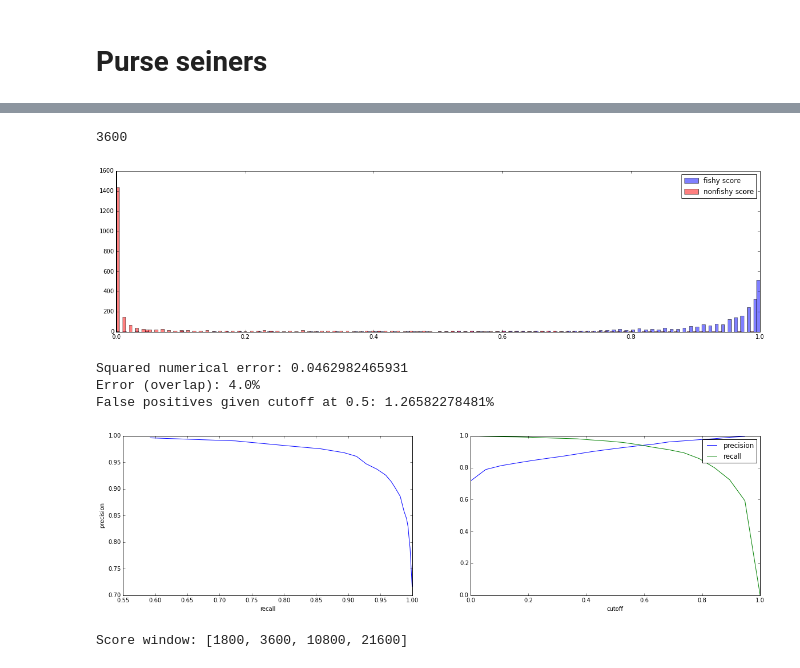
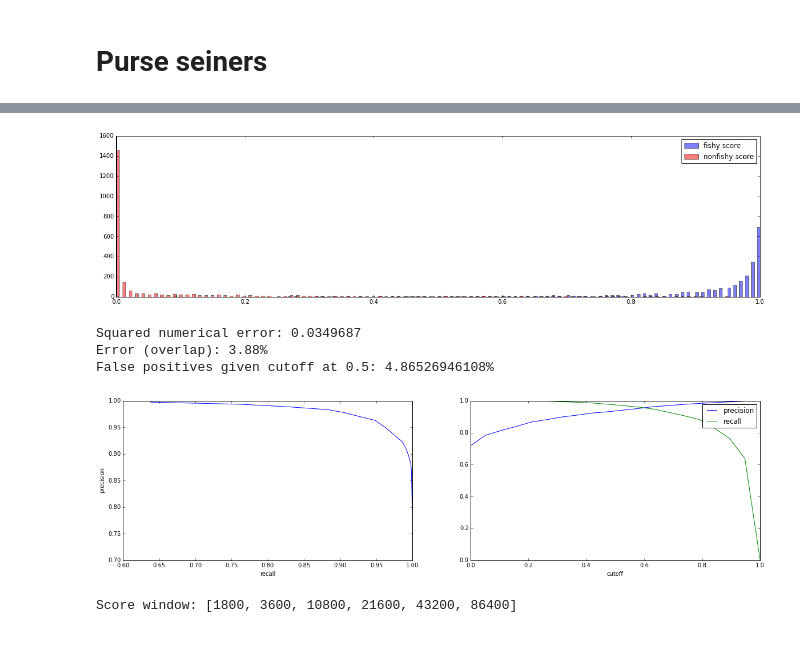
Before and after one commit to GlobalFishingWatch/vessel-scoring, a Jupyter notebook: Score_development.ipynb, the cells around one changed output, grey strips where cells are left out. Cells and saved outputs as stored; diff of their text form; code cells hidden in the pictures.

Commit message:
rerun with more windows in multi-window experiments

```diff
--- a/Score_development.ipynb
+++ b/Score_development.ipynb
@@ -176,14 +176,10 @@ False positives given cutoff at 0.5: 14.5231213873%
 Score window: [3600]
-# %%
-min_window
-# %% [output]
-3600
 # %%
-evaluate_score(xtrain, xtest, [1800, 3600, 10800, 21600])
+evaluate_score(xtrain, xtest, [1800, 3600, 10800, 21600, 43200, 86400])
 # %% [output]
 [figure]
-Squared numerical error: 0.0462982465931
-Error (overlap): 4.0%
-False positives given cutoff at 0.5: 1.26582278481%
+Squared numerical error: 0.0349687
+Error (overlap): 3.88%
+False positives given cutoff at 0.5: 4.86526946108%
-[figure, old version]
+[figure, new version]
-Score window: [1800, 3600, 10800, 21600]
+Score window: [1800, 3600, 10800, 21600, 43200, 86400]
```
Also changed, not shown: parts of 7 cells of this notebook.
